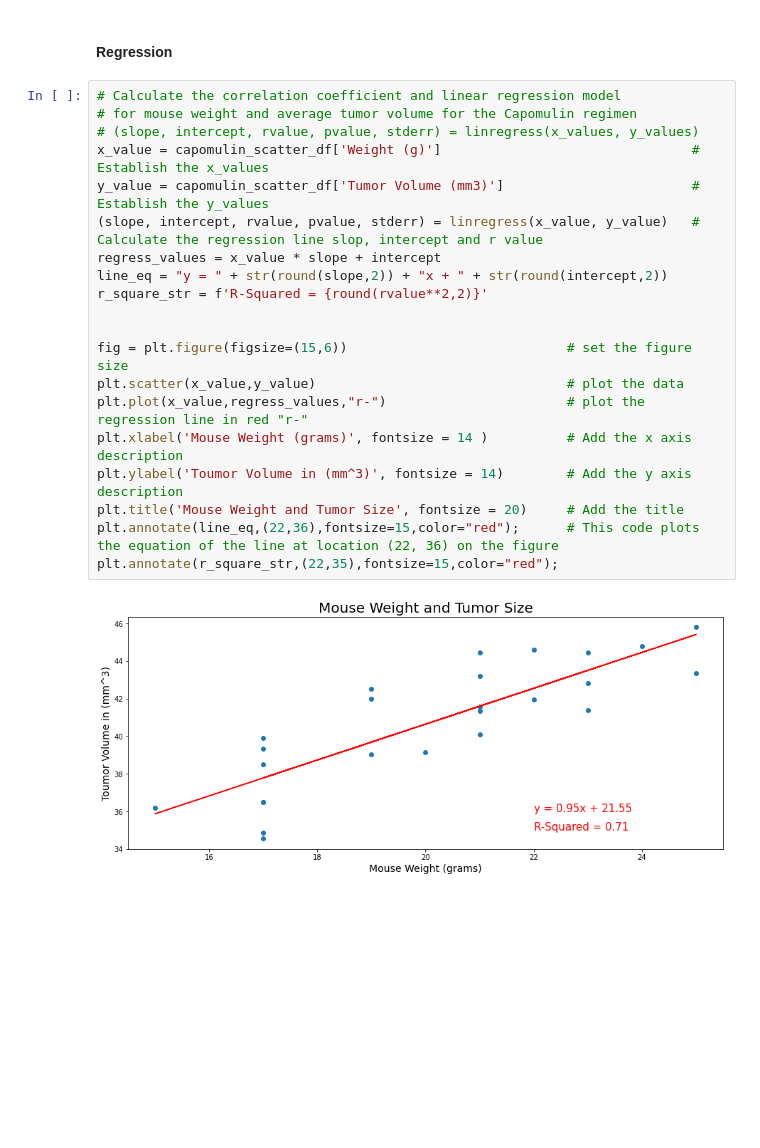
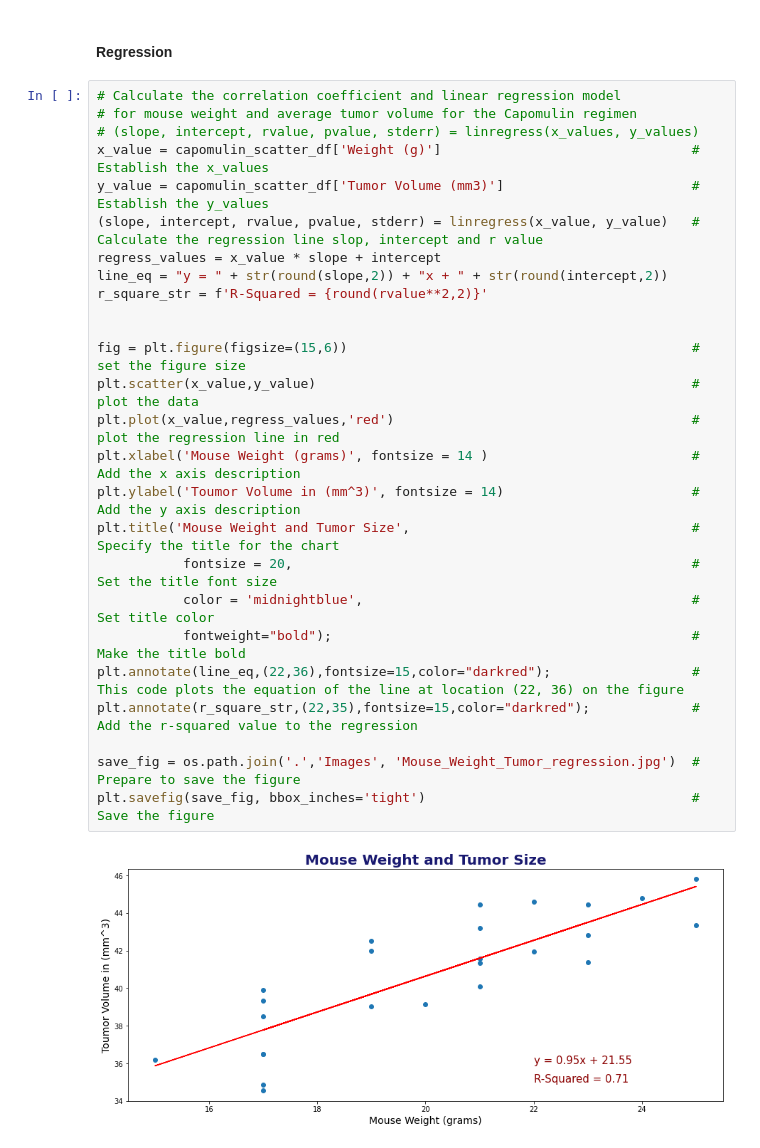
Before and after one commit to JeffPinegar/Python_ManCeuticals, a Jupyter notebook: JSP Pymaceuticals.ipynb, the cells around one changed output. Cells and saved outputs as stored; diff of their text form; blank space fills up the shorter version.

```diff
--- a/JSP Pymaceuticals.ipynb
+++ b/JSP Pymaceuticals.ipynb
@@ -393,22 +422,28 @@ plt.title('Mouse Weight and Tumor Size', fontsize = 20);
 # %%
 # Calculate the correlation coefficient and linear regression model
 # for mouse weight and average tumor volume for the Capomulin regimen
 # (slope, intercept, rvalue, pvalue, stderr) = linregress(x_values, y_values)
 x_value = capomulin_scatter_df['Weight (g)']                                # Establish the x_values
 y_value = capomulin_scatter_df['Tumor Volume (mm3)']                        # Establish the y_values
 (slope, intercept, rvalue, pvalue, stderr) = linregress(x_value, y_value)   # Calculate the regression line slop, intercept and r value
 regress_values = x_value * slope + intercept
 line_eq = "y = " + str(round(slope,2)) + "x + " + str(round(intercept,2))
 r_square_str = f'R-Squared = {round(rvalue**2,2)}'
 
 
-fig = plt.figure(figsize=(15,6))                            # set the figure size
-plt.scatter(x_value,y_value)                                # plot the data
-plt.plot(x_value,regress_values,"r-")                       # plot the regression line in red "r-"
-plt.xlabel('Mouse Weight (grams)', fontsize = 14 )          # Add the x axis description
-plt.ylabel('Toumor Volume in (mm^3)', fontsize = 14)        # Add the y axis description
-plt.title('Mouse Weight and Tumor Size', fontsize = 20)     # Add the title
-plt.annotate(line_eq,(22,36),fontsize=15,color="red");      # This code plots the equation of the line at location (22, 36) on the figure
-plt.annotate(r_square_str,(22,35),fontsize=15,color="red");
+fig = plt.figure(figsize=(15,6))                                            # set the figure size
+plt.scatter(x_value,y_value)                                                # plot the data
+plt.plot(x_value,regress_values,'red')                                      # plot the regression line in red
+plt.xlabel('Mouse Weight (grams)', fontsize = 14 )                          # Add the x axis description
+plt.ylabel('Toumor Volume in (mm^3)', fontsize = 14)                        # Add the y axis description
+plt.title('Mouse Weight and Tumor Size',                                    # Specify the title for the chart
+           fontsize = 20,                                                   # Set the title font size
+           color = 'midnightblue',                                          # Set title color
+           fontweight="bold");                                              # Make the title bold
+plt.annotate(line_eq,(22,36),fontsize=15,color="darkred");                  # This code plots the equation of the line at location (22, 36) on the figure
+plt.annotate(r_square_str,(22,35),fontsize=15,color="darkred");             # Add the r-squared value to the regression
+
+save_fig = os.path.join('.','Images', 'Mouse_Weight_Tumor_regression.jpg')  # Prepare to save the figure
+plt.savefig(save_fig, bbox_inches='tight')                                  # Save the figure
 # %% [output]
-[figure, old version]
+[figure, new version]
```
Also changed, not shown: parts of 7 cells of this notebook, 10 other files.
